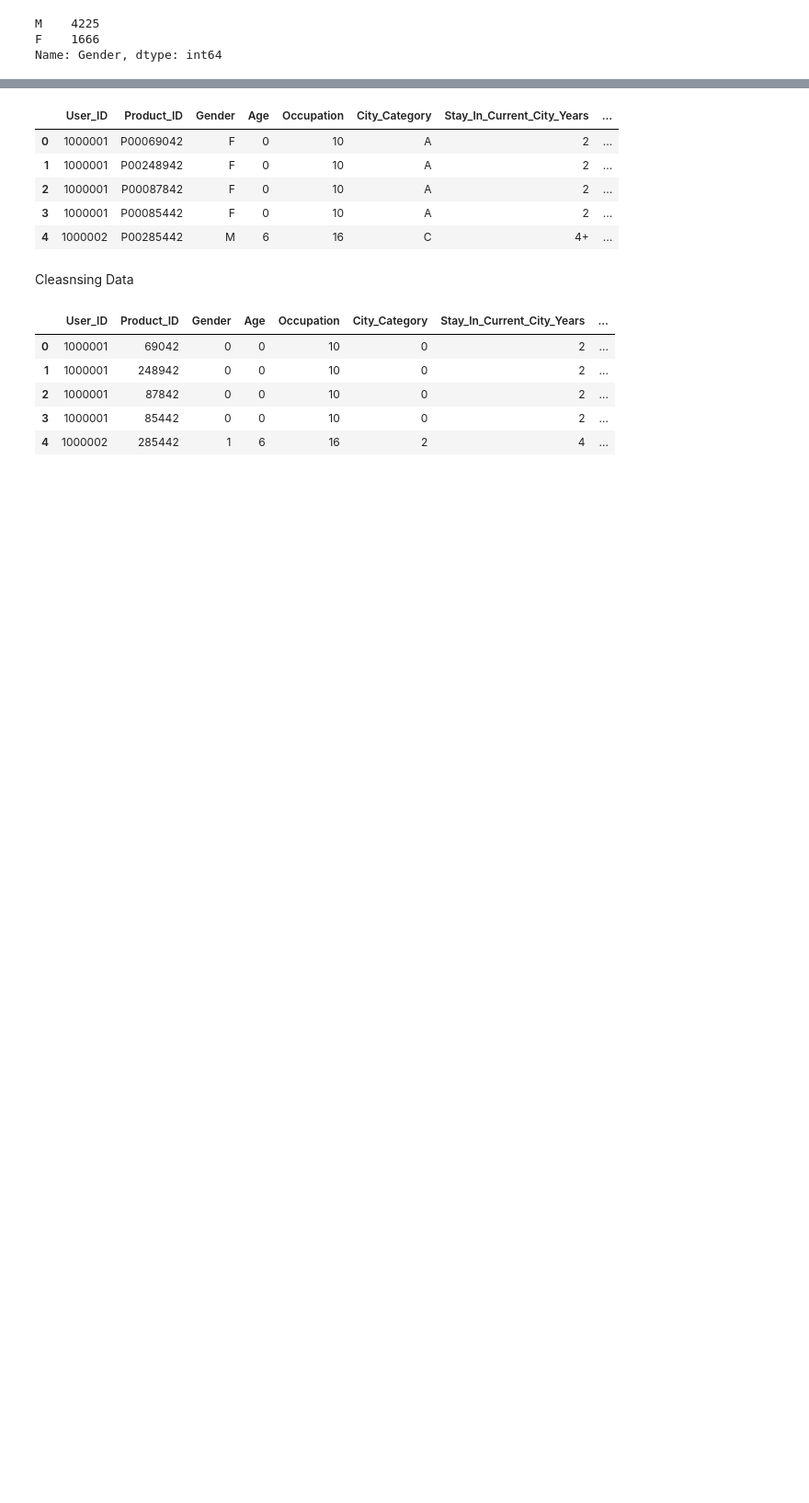
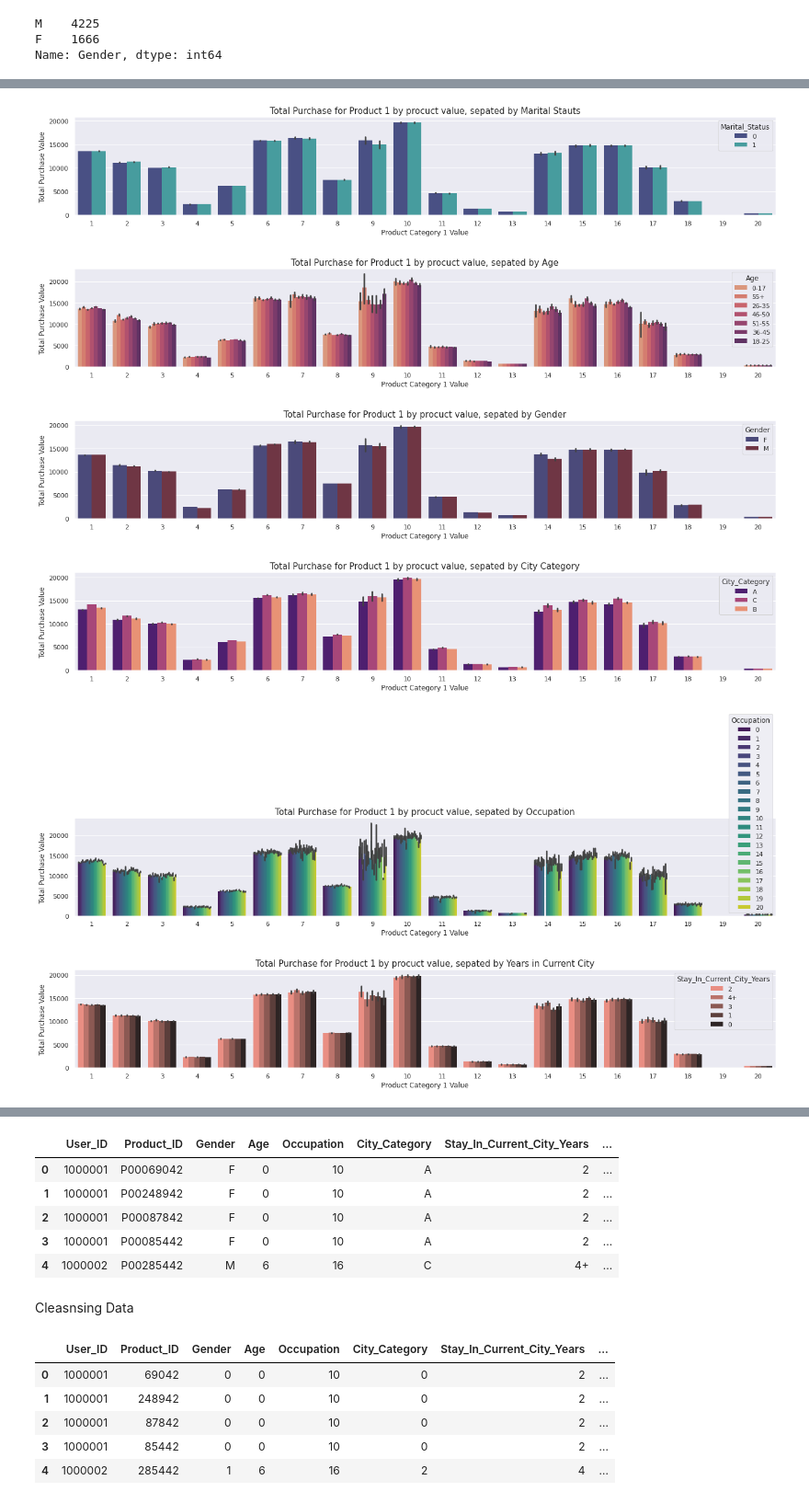
Before and after one commit to Blutronics/MultipleRegression, a Jupyter notebook: Black_Friday_Prediction.ipynb, the cells around one changed output, grey strips where cells are left out. Shown at 92% size. Drawn from its saved outputs; the diff is of its cells as text; code cells hidden in the pictures; blank space fills up the shorter version.

```diff
--- a/Black_Friday_Prediction.ipynb
+++ b/Black_Friday_Prediction.ipynb
@@ -266 +303,73 @@ plt.show()
+# %%
+dfSplitPurchase = df
+# %%
+ dfSplitPurchase["discrete_intervals"] = pd.cut(df["Purchase"],
+ 							 bins=25,
+                             include_lowest=True)
+# %%
+sns.set(rc = {'figure.figsize':(22,22)})
+
+fsize = 12
+tsize = 15
+
+plt.subplot(6, 1, 1)
+ax = sns.barplot(x='Product_Category_1', y='Purchase', hue='Marital_Status', data=dfSplitPurchase, palette = ('mako'), edgecolor="none")
+ax.set_xlabel('Product Category 1 Value',fontsize=fsize)
+ax.set_ylabel('Total Purchase Value',fontsize=fsize)
+plt.title("Total Purchase for Product 1 by procuct value, sepated by Marital Stauts", fontsize=tsize)
+# plt.xticks(rotation = 45, ha='right')
+# plt.xticks([])
+plt.show()
+
+plt.subplot(6, 1, 2)
+ax = sns.barplot(x='Product_Category_1', y='Purchase', hue='Age', data=dfSplitPurchase, palette = ('flare'), edgecolor="none")
+ax.set_xlabel('Product Category 1 Value',fontsize=fsize)
+ax.set_ylabel('Total Purchase Value',fontsize=fsize)
+plt.title("Total Purchase for Product 1 by procuct value, sepated by Age", fontsize=tsize)
+# plt.xticks(rotation = 45, ha='right')
+# plt.xticks([])
+plt.show()
+
+plt.subplot(6, 1, 3)
+ax = sns.barplot(x='Product_Category_1', y='Purchase', hue='Gender', data=dfSplitPurchase, palette = ('icefire'), edgecolor="none")
+ax.set_xlabel('Product Category 1 Value',fontsize=fsize)
+ax.set_ylabel('Total Purchase Value',fontsize=fsize)
+plt.title("Total Purchase for Product 1 by procuct value, sepated by Gender", fontsize=tsize)
+# plt.xticks(rotation = 45, ha='right')
+# plt.xticks([])
+plt.show()
+
+plt.subplot(6, 1, 3)
+ax = sns.barplot(x='Product_Category_1', y='Purchase', hue='City_Category', data=dfSplitPurchase, palette = ('magma'), edgecolor="none")
+ax.set_xlabel('Product Category 1 Value',fontsize=fsize)
+ax.set_ylabel('Total Purchase Value',fontsize=fsize)
+plt.title("Total Purchase for Product 1 by procuct value, sepated by City Category", fontsize=tsize)
+# plt.xticks(rotation = 45, ha='right')
+# plt.xticks([])
+plt.show()
+
+plt.subplot(6, 1, 3)
+ax = sns.barplot(x='Product_Category_1', y='Purchase', hue='Occupation', data=dfSplitPurchase, palette = ('viridis'), edgecolor="none")
+ax.set_xlabel('Product Category 1 Value',fontsize=fsize)
+ax.set_ylabel('Total Purchase Value',fontsize=fsize)
+plt.title("Total Purchase for Product 1 by procuct value, sepated by Occupation", fontsize=tsize)
+# plt.xticks(rotation = 45, ha='right')
+# plt.xticks([])
+plt.show()
+
+plt.subplot(6, 1, 3)
+ax = sns.barplot(x='Product_Category_1', y='Purchase', hue='Stay_In_Current_City_Years', data=dfSplitPurchase, palette = ('dark:salmon_r'), edgecolor="none")
+ax.set_xlabel('Product Category 1 Value',fontsize=fsize)
+ax.set_ylabel('Total Purchase Value',fontsize=fsize)
+plt.title("Total Purchase for Product 1 by procuct value, sepated by Years in Current City", fontsize=tsize)
+# plt.xticks(rotation = 45, ha='right')
+# plt.xticks([])
+plt.show()
+# %% [output]
+[figure, added]
+[figure, added]
+[figure, added]
+[figure, added]
+[figure, added]
+[figure, added]
 # %% [markdown]
```
Also changed, not shown: parts of 16 cells of this notebook.
